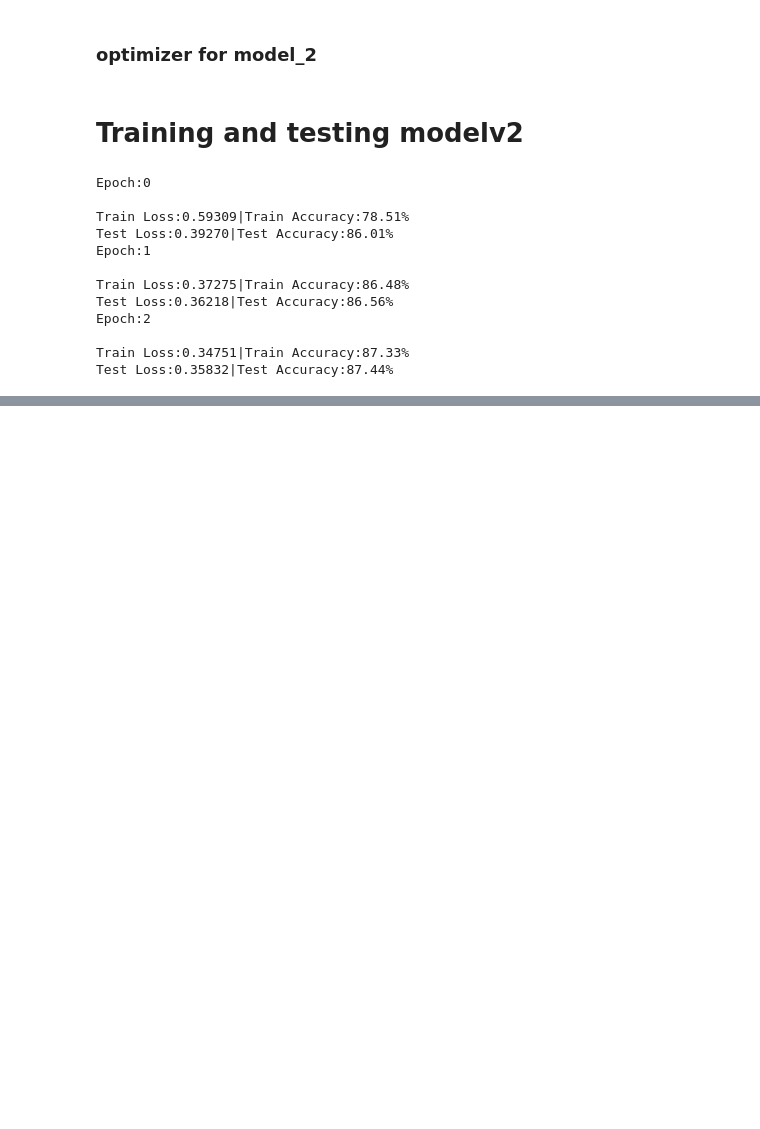
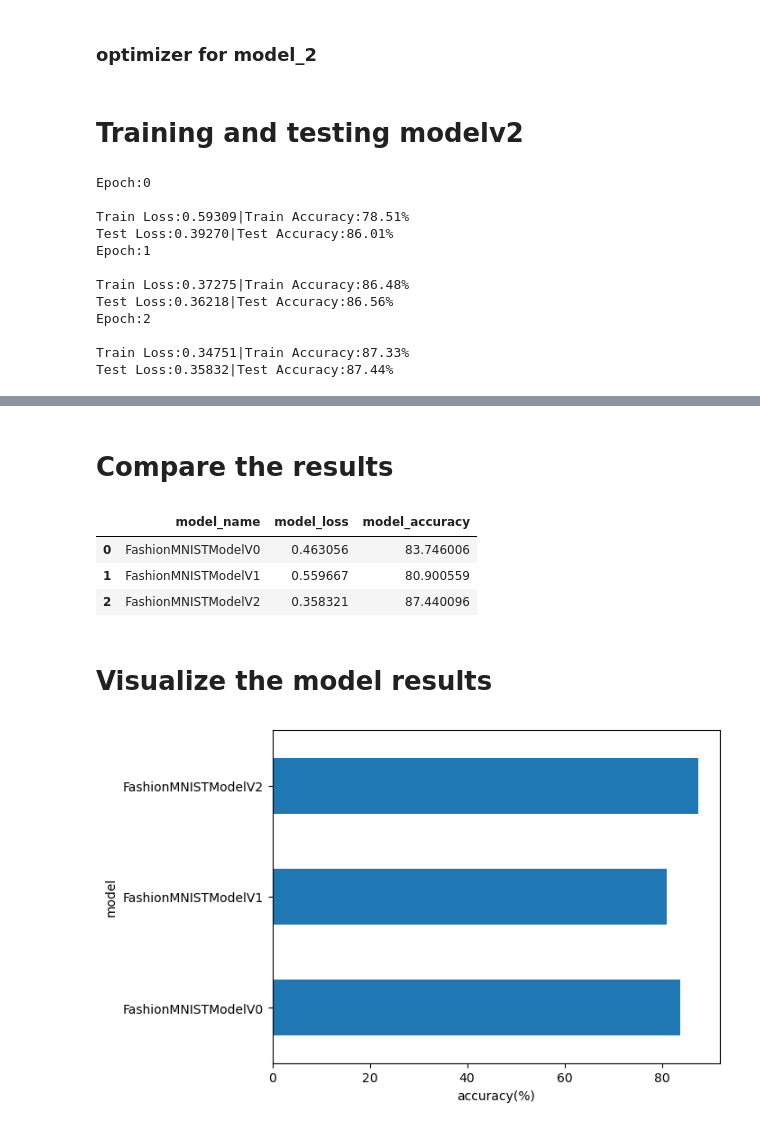
Before and after one commit to YalleyKojo/torch, a Jupyter notebook: cnn.ipynb, the cells around one changed output, grey strips where cells are left out. Drawn from its saved outputs; the diff is of its cells as text; code cells hidden in the pictures; blank space fills up the shorter version.

```diff
--- a/cnn.ipynb
+++ b/cnn.ipynb
@@ -363,5 +363,9 @@ model_0_results=eval_model(model=model_0,
                            data_loader=test_dataloader,
                            loss_fn=loss_fn,
                            accuracy_fn=accuracy_fn)
-model_0_results
+model_2_results=eval_model(model=model_2,
+                           loss_fn=loss_fn,
+                           data_loader=test_dataloader,
+                           accuracy_fn=accuracy_fn)
+model_0_results,model_2_results
 # %% [output]
@@ -639,0 +672,22 @@ Test Loss:0.35832|Test Accuracy:87.44%
+# %% [markdown]
+# Compare the results
+# %%
+import pandas as pd
+
+compare_results=pd.DataFrame([model_0_results,
+                              model_1_results,
+                              model_2_results])
+compare_results
+# %% [output]
+|  | model_name | model_loss | model_accuracy |
+| 0 | FashionMNISTModelV0 | 0.463056 | 83.746006 |
+| 1 | FashionMNISTModelV1 | 0.559667 | 80.900559 |
+| 2 | FashionMNISTModelV2 | 0.358321 | 87.440096 |
+# %% [markdown]
+# Visualize the model results
+# %%
+compare_results.set_index("model_name")["model_accuracy"].plot(kind="barh")
+plt.xlabel("accuracy(%)")
+plt.ylabel("model");
+# %% [output]
+[figure, added]
```
Also changed, not shown: parts of 3 cells of this notebook.
